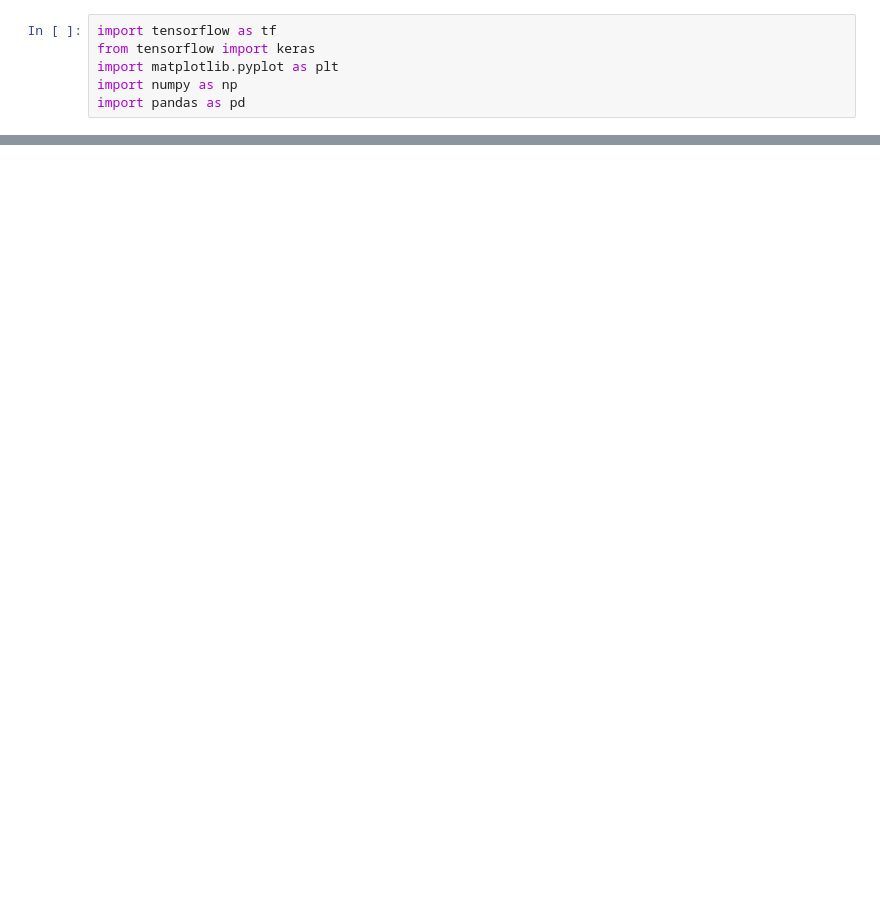
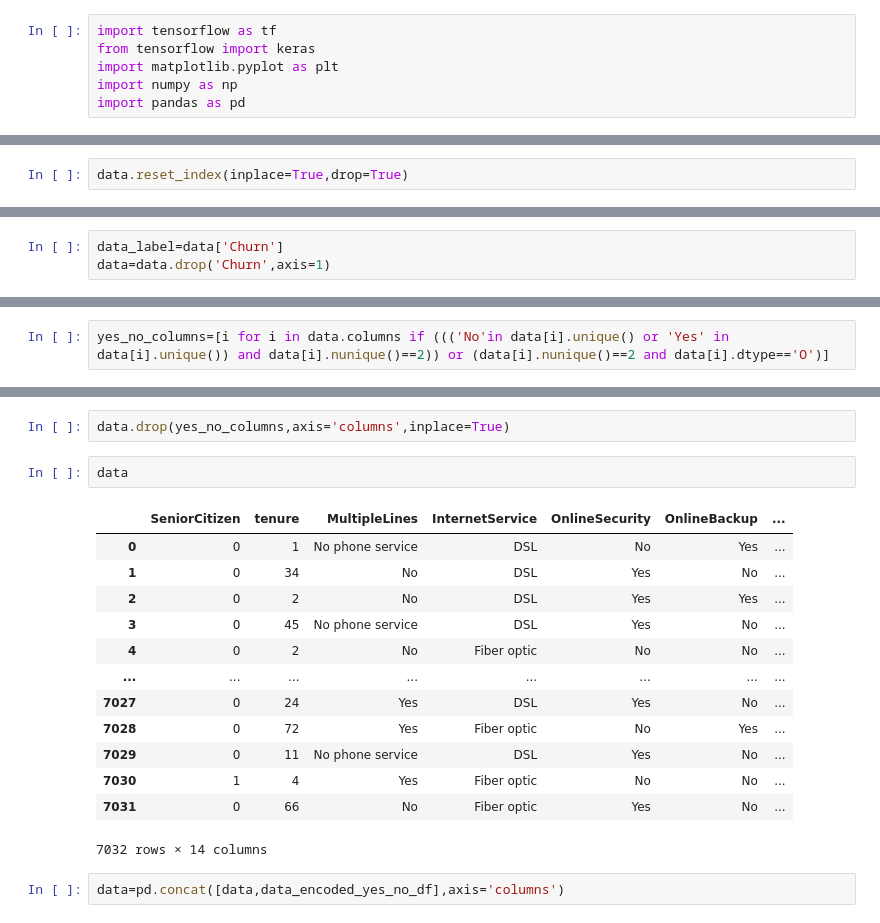
Before and after one commit to moonmehedi/deep-learning-note-books, a Jupyter notebook: chustomer_churn_prediction.ipynb, the cells around one changed output, grey strips where cells are left out. Drawn from its saved outputs; the diff is of its cells as text; blank space fills up the shorter version.

```diff
--- a/chustomer_churn_prediction.ipynb
+++ b/chustomer_churn_prediction.ipynb
@@ -10,0 +95,2 @@ FileNotFoundError: [Errno 2] No such file or directory: '/data/teldata.csv'
+# %%
+data.reset_index(inplace=True,drop=True)
@@ -10,0 +156,3 @@ FileNotFoundError: [Errno 2] No such file or directory: '/data/teldata.csv'
+# %%
+data_label=data['Churn']
+data=data.drop('Churn',axis=1)
@@ -10,0 +184,2 @@ FileNotFoundError: [Errno 2] No such file or directory: '/data/teldata.csv'
+# %%
+yes_no_columns=[i for i in data.columns if ((('No'in data[i].unique() or 'Yes' in data[i].unique()) and data[i].nunique()==2)) or (data[i].nunique()==2 and data[i].dtype=='O')]
@@ -10,0 +214,20 @@ FileNotFoundError: [Errno 2] No such file or directory: '/data/teldata.csv'
+# %%
+data.drop(yes_no_columns,axis='columns',inplace=True)
+# %%
+data
+# %% [output]
+|  | SeniorCitizen | tenure | MultipleLines | InternetService | OnlineSecurity | OnlineBackup | ... |
+| 0 | 0 | 1 | No phone service | DSL | No | Yes | ... |
+| 1 | 0 | 34 | No | DSL | Yes | No | ... |
+| 2 | 0 | 2 | No | DSL | Yes | Yes | ... |
+| 3 | 0 | 45 | No phone service | DSL | Yes | No | ... |
+| 4 | 0 | 2 | No | Fiber optic | No | No | ... |
+| ... | ... | ... | ... | ... | ... | ... | ... |
+| 7027 | 0 | 24 | Yes | DSL | Yes | No | ... |
+| 7028 | 0 | 72 | Yes | Fiber optic | No | Yes | ... |
+| 7029 | 0 | 11 | No phone service | DSL | Yes | No | ... |
+| 7030 | 1 | 4 | Yes | Fiber optic | No | No | ... |
+| 7031 | 0 | 66 | No | Fiber optic | Yes | No | ... |
+7032 rows × 14 columns
+# %%
+data=pd.concat([data,data_encoded_yes_no_df],axis='columns')
```
Also changed, not shown: parts of 37 cells of this notebook, 3 other files.
